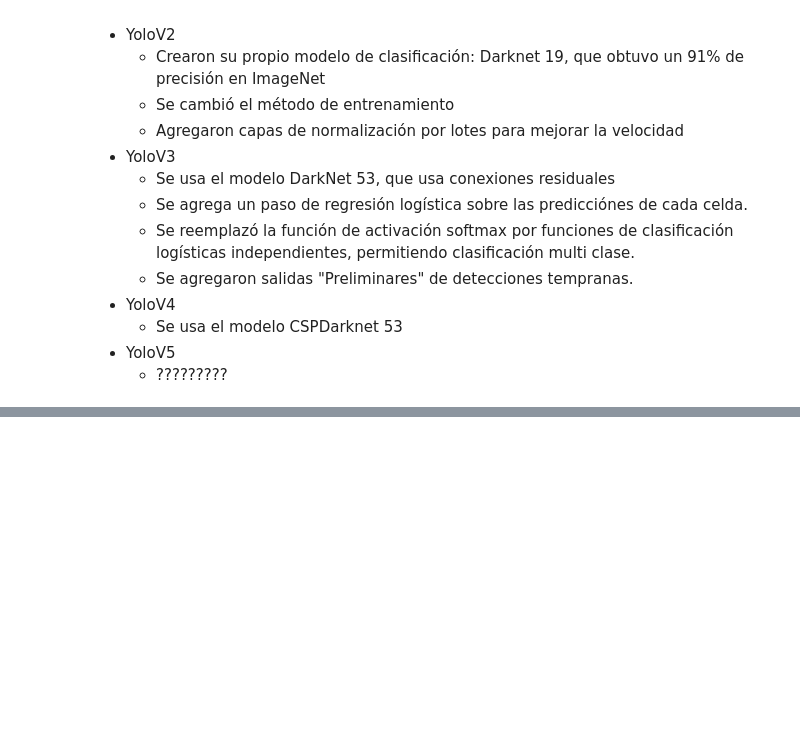
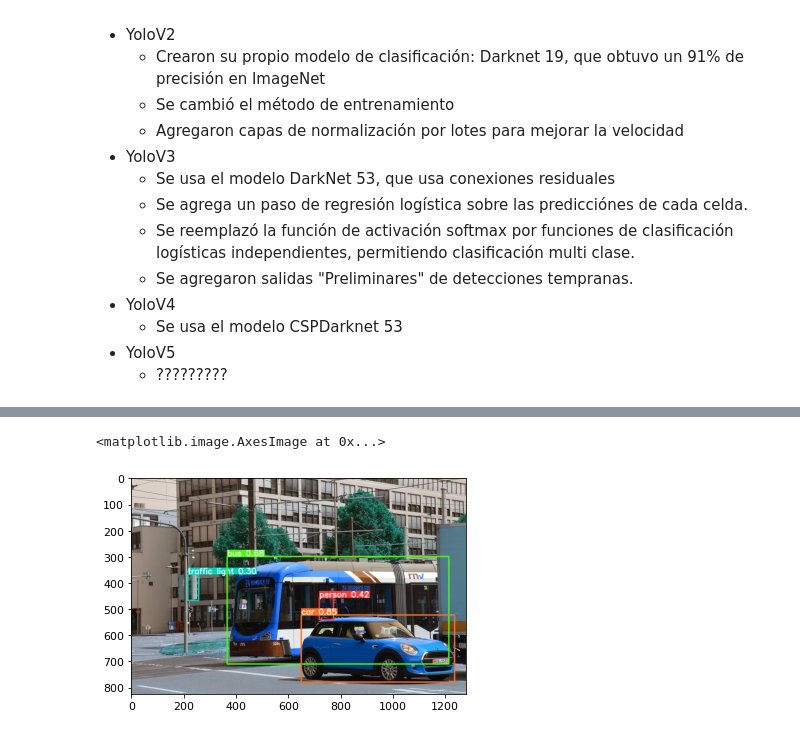
Before and after one commit to AprendizajeProfundo/Diplomado-Avanzado, a Jupyter notebook: Visión Artificial/Cuadernos/yolo.ipynb, the cells around one changed output, grey strips where cells are left out. Drawn from its saved outputs; the diff is of its cells as text; code cells hidden in the pictures; blank space fills up the shorter version.

```diff
--- a/Visión Artificial/Cuadernos/yolo.ipynb
+++ b/Visión Artificial/Cuadernos/yolo.ipynb
@@ -162,0 +234,7 @@ En siguientes papers, se buscó diferentes mejoras al modelo, principalmente en
+# %%
+results = model(img2)
+
+plt.imshow(np.squeeze(results.render()))
+# %% [output]
+<matplotlib.image.AxesImage at 0x...>
+[figure, added]
```
Also changed, not shown: parts of 8 cells of this notebook.
